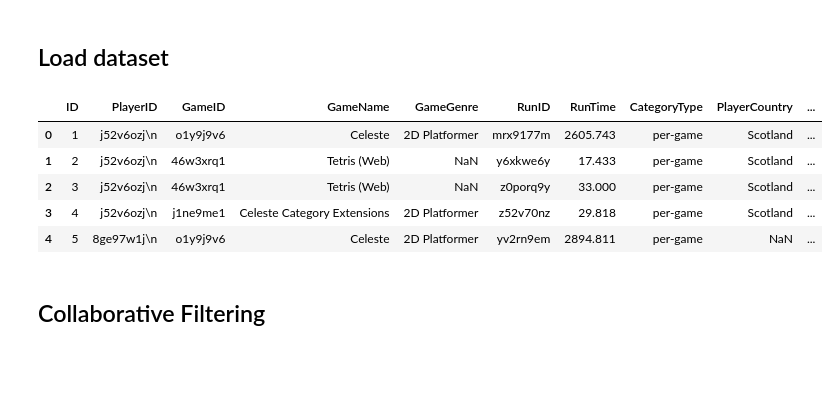
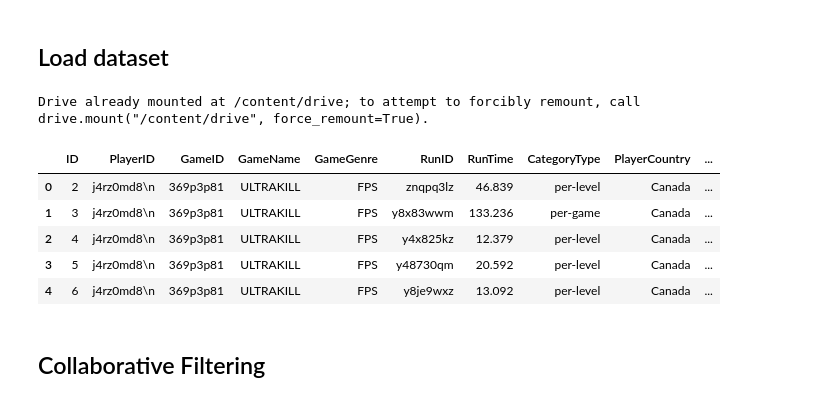
Before and after one commit to we-are-speed/we-are-speedrunners, a Jupyter notebook: TrialModels/Model3.ipynb, the cells around one changed output. Saved outputs shown, nothing was run; the diff lists cells and outputs as text; code cells hidden in the pictures; blank space fills up the shorter version.

```diff
--- a/TrialModels/Model3.ipynb
+++ b/TrialModels/Model3.ipynb
@@ -10,47 +10,45 @@ from sklearn.metrics.pairwise import cosine_similarity
 ## Load dataset
 # %%
 # Mount Google Drive
-# from google.colab import drive
-# drive.mount('/content/drive')
+from google.colab import drive
+drive.mount('/content/drive')
 
 csv_files = [
-    # 'dataset/users_final_games1.csv',
-    'dataset/users_final_games2.csv',
-    # 'dataset/users_final_games3.csv'
+    '/content/drive/Shareddrives/WE ARE SPEED/dataset/users_final_games3.csv'
 ]
 
 dfs = []
 
 for file in csv_files:
     df = pd.read_csv(file)
-    # df = pd.read_csv(file, header=None)
     dfs.append(df)
 
 # Concatenate all CSVs
 combined_df = pd.concat(dfs, ignore_index=True)
 
 combined_df.columns = [
     "ID",
     "PlayerID",
     "GameID",
     "GameName",
     "GameGenre",
     "RunID",
     "RunTime",
     "CategoryType",
     "PlayerCountry",
     "PlayerPronouns",
     "PlayerSignupDate"
 ]
 
 combined_df.head()
 # %% [output]
+Drive already mounted at /content/drive; to attempt to forcibly remount, call drive.mount("/content/drive", force_remount=True).
 |  | ID | PlayerID | GameID | GameName | GameGenre | RunID | RunTime | CategoryType | PlayerCountry | ... |
-| 0 | 1 | j52v6ozj\n | o1y9j9v6 | Celeste | 2D Platformer | mrx9177m | 2605.743 | per-game | Scotland | ... |
-| 1 | 2 | j52v6ozj\n | 46w3xrq1 | Tetris (Web) | NaN | y6xkwe6y | 17.433 | per-game | Scotland | ... |
-| 2 | 3 | j52v6ozj\n | 46w3xrq1 | Tetris (Web) | NaN | z0porq9y | 33.000 | per-game | Scotland | ... |
-| 3 | 4 | j52v6ozj\n | j1ne9me1 | Celeste Category Extensions | 2D Platformer | z52v70nz | 29.818 | per-game | Scotland | ... |
-| 4 | 5 | 8ge97w1j\n | o1y9j9v6 | Celeste | 2D Platformer | yv2rn9em | 2894.811 | per-game | NaN | ... |
+| 0 | 2 | j4rz0md8\n | 369p3p81 | ULTRAKILL | FPS | znqpq3lz | 46.839 | per-level | Canada | ... |
+| 1 | 3 | j4rz0md8\n | 369p3p81 | ULTRAKILL | FPS | y8x83wwm | 133.236 | per-game | Canada | ... |
+| 2 | 4 | j4rz0md8\n | 369p3p81 | ULTRAKILL | FPS | y4x825kz | 12.379 | per-level | Canada | ... |
+| 3 | 5 | j4rz0md8\n | 369p3p81 | ULTRAKILL | FPS | y48730qm | 20.592 | per-level | Canada | ... |
+| 4 | 6 | j4rz0md8\n | 369p3p81 | ULTRAKILL | FPS | y8je9wxz | 13.092 | per-level | Canada | ... |
 # %% [markdown]
 ## Collaborative Filtering
 # %% [markdown]
```
Also changed, not shown: parts of 20 cells of this notebook.
